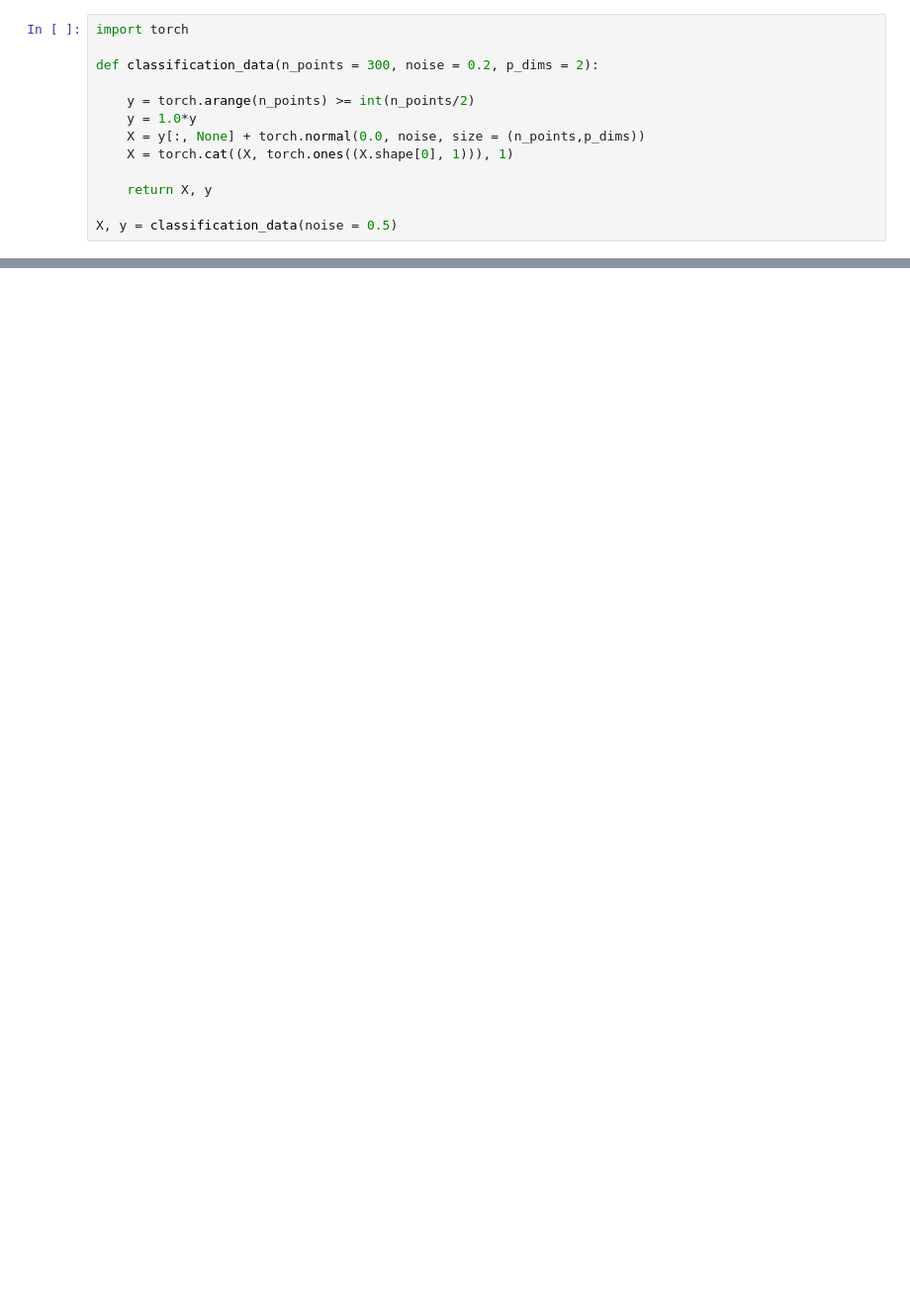
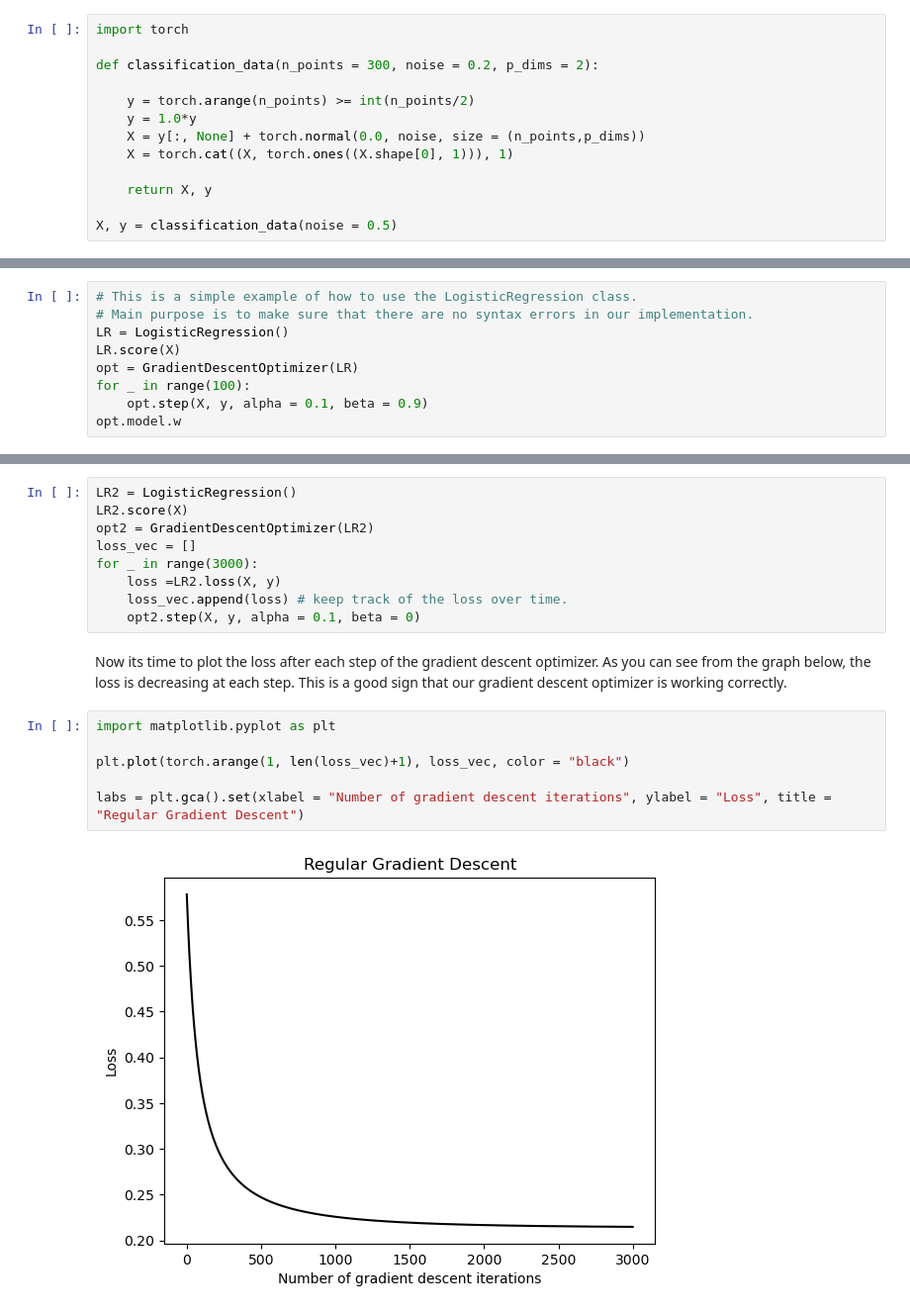
Before and after one commit to RobsanD23/github_RobsanD23, a Jupyter notebook: posts/logisitc_regression/index.ipynb, the cells around one changed output, grey strips where cells are left out. Shown at 99% size. Drawn from its saved outputs; the diff is of its cells as text; blank space fills up the shorter version.

Commit message:
Adding Logistic Regression Blog Post

```diff
--- a/posts/logisitc_regression/index.ipynb
+++ b/posts/logisitc_regression/index.ipynb
@@ -29,0 +40,9 @@ X, y = classification_data(noise = 0.5)
+# %%
+# This is a simple example of how to use the LogisticRegression class.
+# Main purpose is to make sure that there are no syntax errors in our implementation.
+LR = LogisticRegression()
+LR.score(X)
+opt = GradientDescentOptimizer(LR)
+for _ in range(100):
+    opt.step(X, y, alpha = 0.1, beta = 0.9)
+opt.model.w
@@ -29,0 +54,19 @@ X, y = classification_data(noise = 0.5)
+# %%
+LR2 = LogisticRegression()
+LR2.score(X)
+opt2 = GradientDescentOptimizer(LR2)
+loss_vec = []
+for _ in range(3000):
+    loss =LR2.loss(X, y)
+    loss_vec.append(loss) # keep track of the loss over time.
+    opt2.step(X, y, alpha = 0.1, beta = 0)
+# %% [markdown]
+Now its time to plot the loss after each step of the gradient descent optimizer. As you can see from the graph below, the loss is decreasing at each step. This is a good sign that our gradient descent optimizer is working correctly.
+# %%
+import matplotlib.pyplot as plt
+
+plt.plot(torch.arange(1, len(loss_vec)+1), loss_vec, color = "black")
+
+labs = plt.gca().set(xlabel = "Number of gradient descent iterations", ylabel = "Loss", title = "Regular Gradient Descent")
+# %% [output]
+[figure, added]
```
Also changed, not shown: parts of 28 cells of this notebook, 10 other files.
